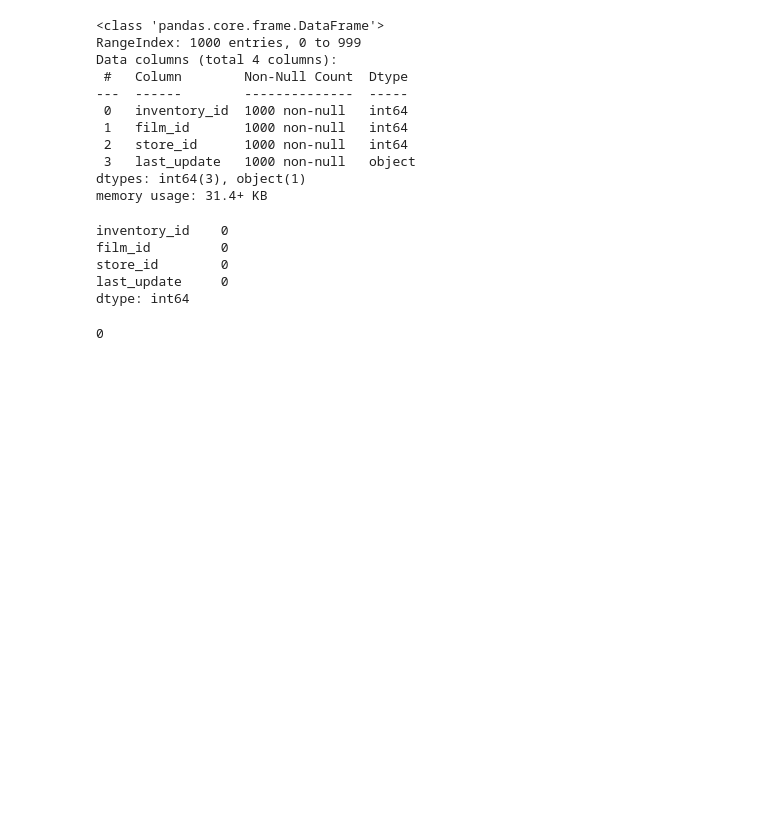
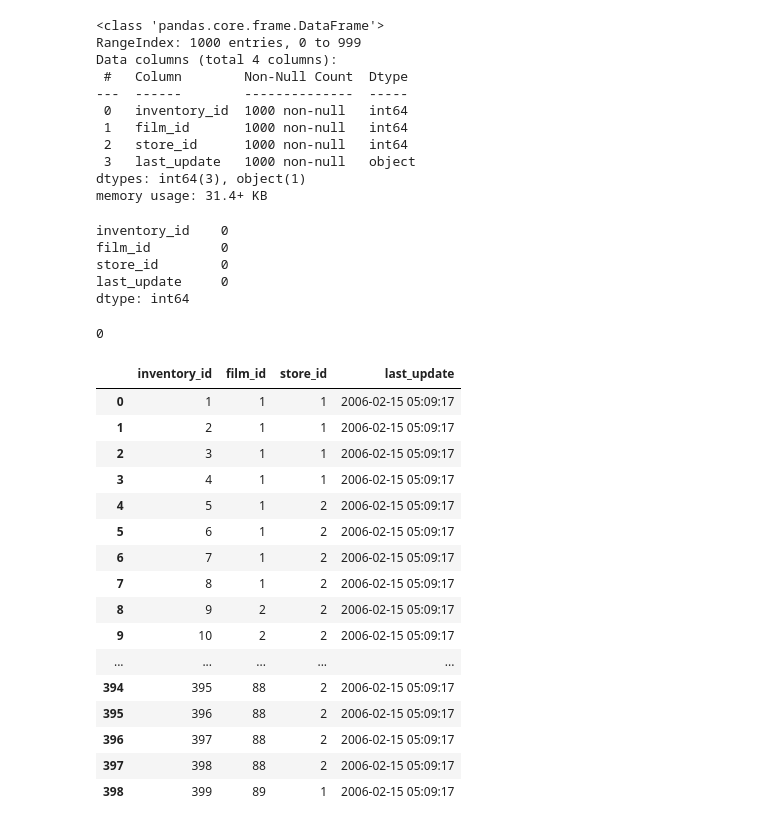
Before and after one commit to luisgh87/Blockbuster_Project_2, a Jupyter notebook: inventory_cleansing.ipynb, the cells around one changed output. Saved outputs shown, nothing was run; the diff lists cells and outputs as text; code cells hidden in the pictures; blank space fills up the shorter version.

```diff
--- a/inventory_cleansing.ipynb
+++ b/inventory_cleansing.ipynb
@@ -50,3 +50,23 @@ dtype: int64
 inventory.duplicated().sum()
 # %% [output]
 0
+# %%
+inventory
+# %% [output]
+|  | inventory_id | film_id | store_id | last_update |
+| 0 | 1 | 1 | 1 | 2006-02-15 05:09:17 |
+| 1 | 2 | 1 | 1 | 2006-02-15 05:09:17 |
+| 2 | 3 | 1 | 1 | 2006-02-15 05:09:17 |
+| 3 | 4 | 1 | 1 | 2006-02-15 05:09:17 |
+| 4 | 5 | 1 | 2 | 2006-02-15 05:09:17 |
+| 5 | 6 | 1 | 2 | 2006-02-15 05:09:17 |
+| 6 | 7 | 1 | 2 | 2006-02-15 05:09:17 |
+| 7 | 8 | 1 | 2 | 2006-02-15 05:09:17 |
+| 8 | 9 | 2 | 2 | 2006-02-15 05:09:17 |
+| 9 | 10 | 2 | 2 | 2006-02-15 05:09:17 |
+| ... | ... | ... | ... | ... |
+| 394 | 395 | 88 | 2 | 2006-02-15 05:09:17 |
+| 395 | 396 | 88 | 2 | 2006-02-15 05:09:17 |
+| 396 | 397 | 88 | 2 | 2006-02-15 05:09:17 |
+| 397 | 398 | 88 | 2 | 2006-02-15 05:09:17 |
+| 398 | 399 | 89 | 1 | 2006-02-15 05:09:17 |
```
Also changed, not shown: 6 other files.
